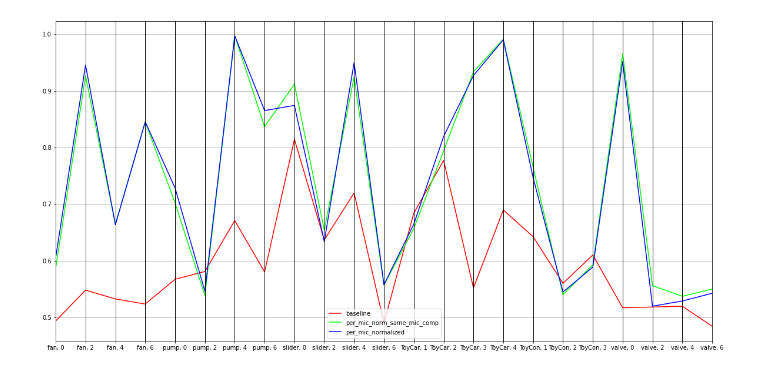
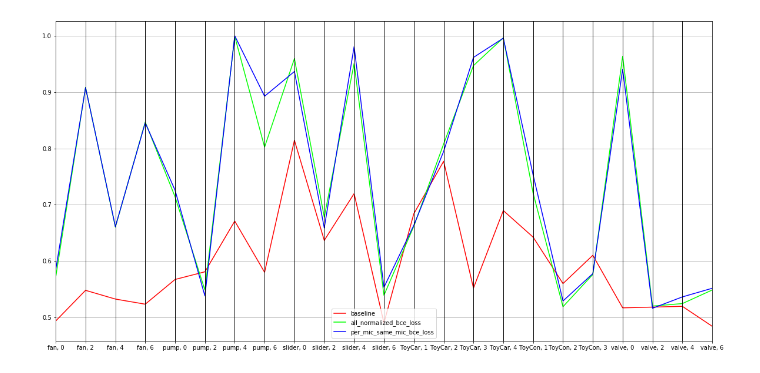
Before and after one commit to OptimusPrimus/dcase2020_task2, a Jupyter notebook: notebooks/parallel_axis_plot.ipynb, the cells around one changed output. Saved outputs shown, nothing was run; the diff lists cells and outputs as text; code cells hidden in the pictures.

```diff
--- a/notebooks/parallel_axis_plot.ipynb
+++ b/notebooks/parallel_axis_plot.ipynb
@@ -91,11 +91,11 @@ runs = [r for r in runs]
 # %%
 data = [
     get_record(baseline_auc),
-    get_record(get_experiment(runs, 'per_mic_norm_same_mic_comp', metric='auroc_mean')),
+    #get_record(get_experiment(runs, 'per_mic_norm_same_mic_comp', metric='auroc_mean')),
     #get_record(get_experiment(runs, 'per_mic_normalized', metric='auroc_mean')),
     #get_record(get_experiment(runs, 'not_normalized', metric='auroc_mean')),
     #get_record(get_experiment(runs, 'no_raw_no_normalization', metric='auroc_mean')),
-    #get_record(get_experiment(runs, 'all_normalized_bce_loss', metric='auroc_mean')),
+    get_record(get_experiment(runs, 'all_normalized_bce_loss', metric='auroc_mean')),
     get_record(get_experiment(runs, 'per_mic_same_mic_bce_loss', metric='auroc_mean'))
 ]
 
@@ -104,6 +104,7 @@ df = pd.DataFrame(data)
 
 plt.figure(figsize=(20,10))
 pd.plotting.parallel_coordinates(df, 0, color=('#FF0000', '#00FF00', '#0000FF', '#008888', '#880088', '#888800', '#880000'))
+labels = []
 for i in range(6):
     for j in TRAINING_ID_MAP[i]:
         labels.append("{}, {}".format(INVERSE_CLASS_MAP[i][:6], j))
@@ -115,24 +116,24 @@ plt.show()
 # %%
 data = [
     get_record(baseline_pauc),
-    get_record(get_experiment(runs, 'per_mic_norm_same_mic_comp', metric='pauroc_mean')),
-    get_record(get_experiment(runs, 'per_mic_normalized', metric='pauroc_mean')),
+    #get_record(get_experiment(runs, 'per_mic_norm_same_mic_comp', metric='pauroc_mean')),
+    #get_record(get_experiment(runs, 'per_mic_normalized', metric='pauroc_mean')),
     #get_record(get_experiment(runs, 'not_normalized', metric='pauroc_mean')),
     #get_record(get_experiment(runs, 'no_raw_no_normalization', metric='pauroc_mean')),
-    #get_record(get_experiment(runs, 'all_normalized_bce_loss', metric='pauroc_mean')),
-    #get_record(get_experiment(runs, 'per_mic_same_mic_bce_loss', metric='pauroc_mean'))
+    get_record(get_experiment(runs, 'all_normalized_bce_loss', metric='pauroc_mean')),
+    get_record(get_experiment(runs, 'per_mic_same_mic_bce_loss', metric='pauroc_mean'))
 ]
 
 df = pd.DataFrame(data)
 
 plt.figure(figsize=(20,10))
 pd.plotting.parallel_coordinates(df, 0, color=('#FF0000', '#00FF00', '#0000FF', '#008888', '#880088', '#888800', '#880000'))
 plt.legend(loc='lower center')
 labels = []
 for i in range(6):
     for j in TRAINING_ID_MAP[i]:
         labels.append("{}, {}".format(INVERSE_CLASS_MAP[i][:6], j))
 plt.xticks(np.arange(0, 23), labels)
 plt.show()
 # %% [output]
-[figure, old version]
+[figure, new version]
```
Also changed, not shown: parts of 1 cell of this notebook, 2 other files.
